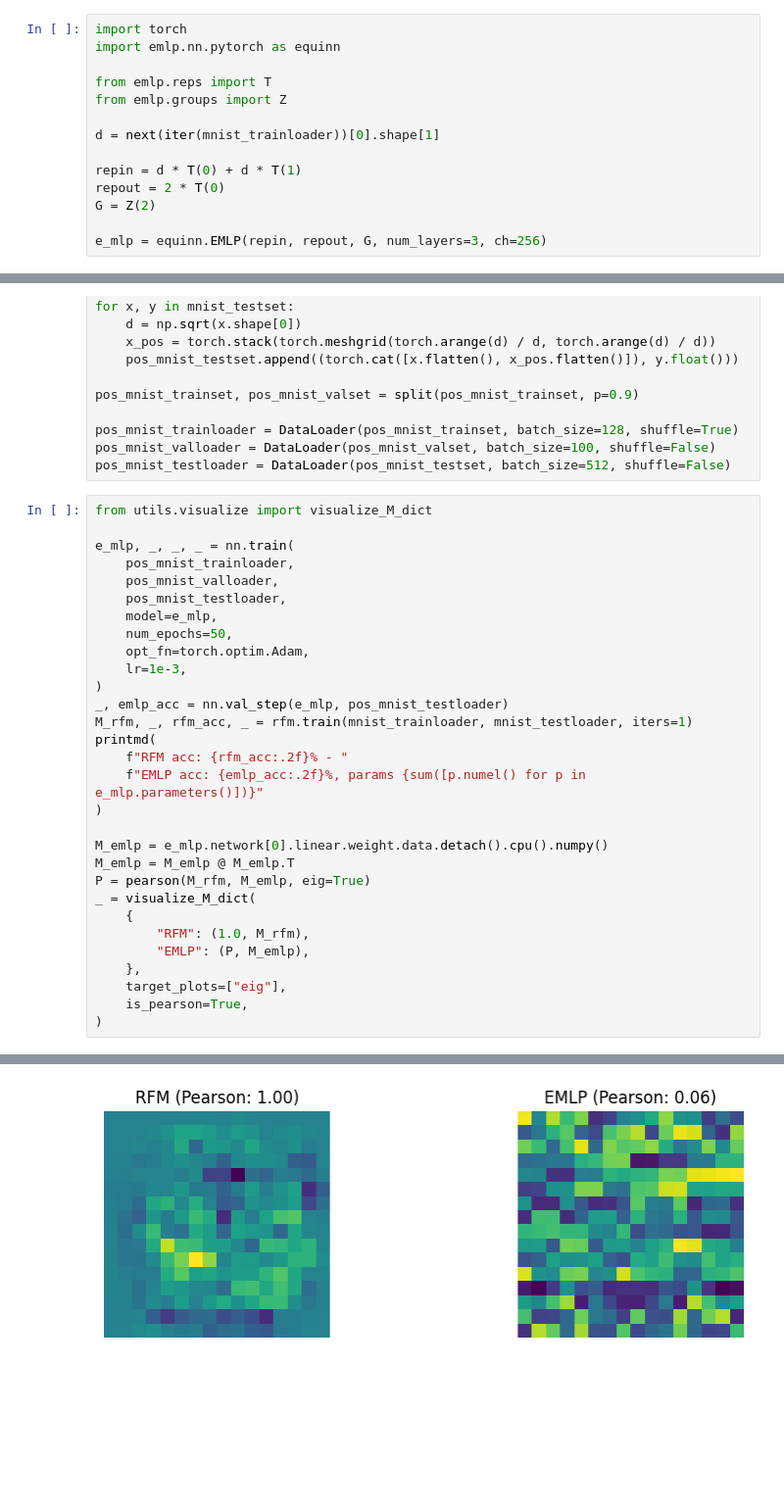
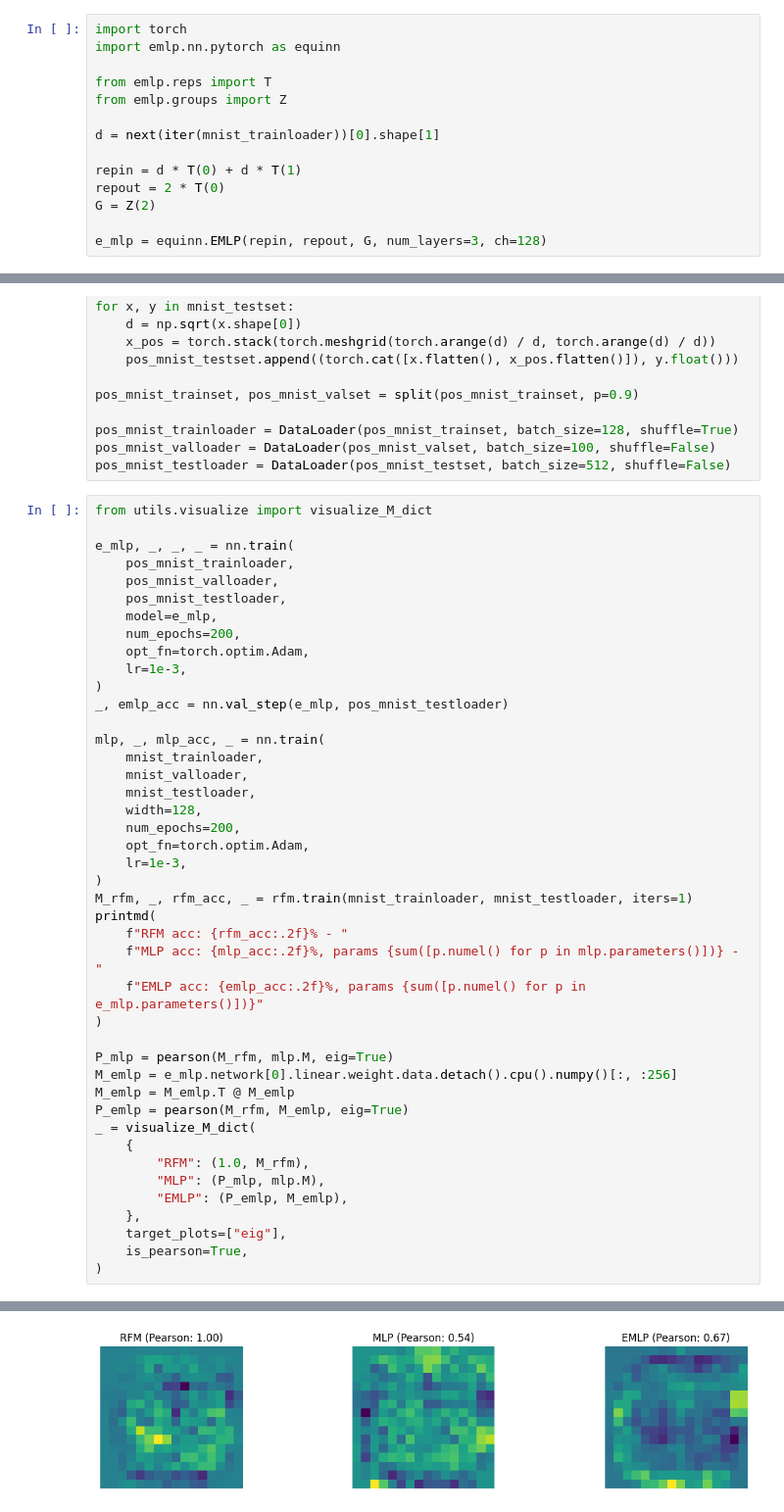
Before and after one commit to gerkone/recursive_feature_machines_praktikum, a Jupyter notebook: praktikum/extension.ipynb, the cells around one changed output, grey strips where cells are left out. Shown at 98% size. Saved outputs shown, nothing was run; the diff lists cells and outputs as text; blank space fills up the shorter version.

```diff
--- a/praktikum/extension.ipynb
+++ b/praktikum/extension.ipynb
@@ -1138,7 +1138,7 @@ repin = d * T(0) + d * T(1)
 repout = 2 * T(0)
 G = Z(2)
 
-e_mlp = equinn.EMLP(repin, repout, G, num_layers=3, ch=256)
+e_mlp = equinn.EMLP(repin, repout, G, num_layers=3, ch=128)
 # %%
 # repackage datasets with position information
 pos_mnist_trainset = []
@@ -1166,24 +1166,37 @@ e_mlp, _, _, _ = nn.train(
     pos_mnist_valloader,
     pos_mnist_testloader,
     model=e_mlp,
-    num_epochs=50,
+    num_epochs=200,
     opt_fn=torch.optim.Adam,
     lr=1e-3,
 )
 _, emlp_acc = nn.val_step(e_mlp, pos_mnist_testloader)
+
+mlp, _, mlp_acc, _ = nn.train(
+    mnist_trainloader,
+    mnist_valloader,
+    mnist_testloader,
+    width=128,
+    num_epochs=200,
+    opt_fn=torch.optim.Adam,
+    lr=1e-3,
+)
 M_rfm, _, rfm_acc, _ = rfm.train(mnist_trainloader, mnist_testloader, iters=1)
 printmd(
     f"RFM acc: {rfm_acc:.2f}% - "
+    f"MLP acc: {mlp_acc:.2f}%, params {sum([p.numel() for p in mlp.parameters()])} - "
     f"EMLP acc: {emlp_acc:.2f}%, params {sum([p.numel() for p in e_mlp.parameters()])}"
 )
 
-M_emlp = e_mlp.network[0].linear.weight.data.detach().cpu().numpy()
-M_emlp = M_emlp @ M_emlp.T
-P = pearson(M_rfm, M_emlp, eig=True)
+P_mlp = pearson(M_rfm, mlp.M, eig=True)
+M_emlp = e_mlp.network[0].linear.weight.data.detach().cpu().numpy()[:, :256]
+M_emlp = M_emlp.T @ M_emlp
+P_emlp = pearson(M_rfm, M_emlp, eig=True)
 _ = visualize_M_dict(
     {
         "RFM": (1.0, M_rfm),
-        "EMLP": (P, M_emlp),
+        "MLP": (P_mlp, mlp.M),
+        "EMLP": (P_emlp, M_emlp),
     },
     target_plots=["eig"],
     is_pearson=True,
@@ -1193 +1206 @@ RFM acc: 98.13% - EMLP acc: 95.75%, params 389010
-[figure, old version]
+[figure, new version]
```
Also changed, not shown: parts of 1 cell of this notebook, 1 other file.
